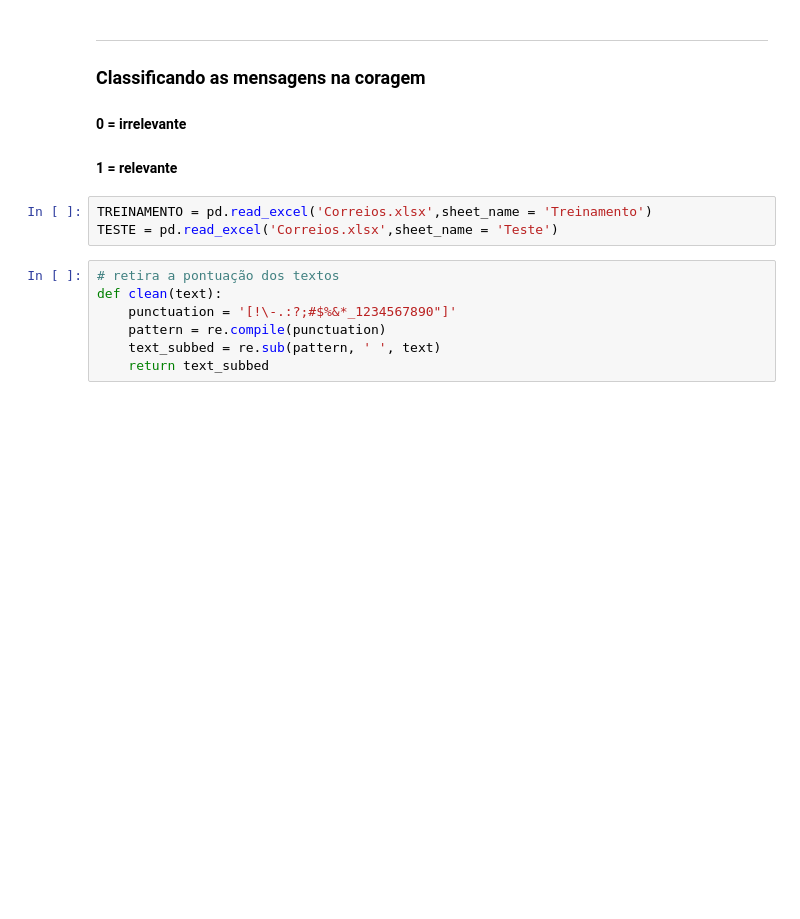
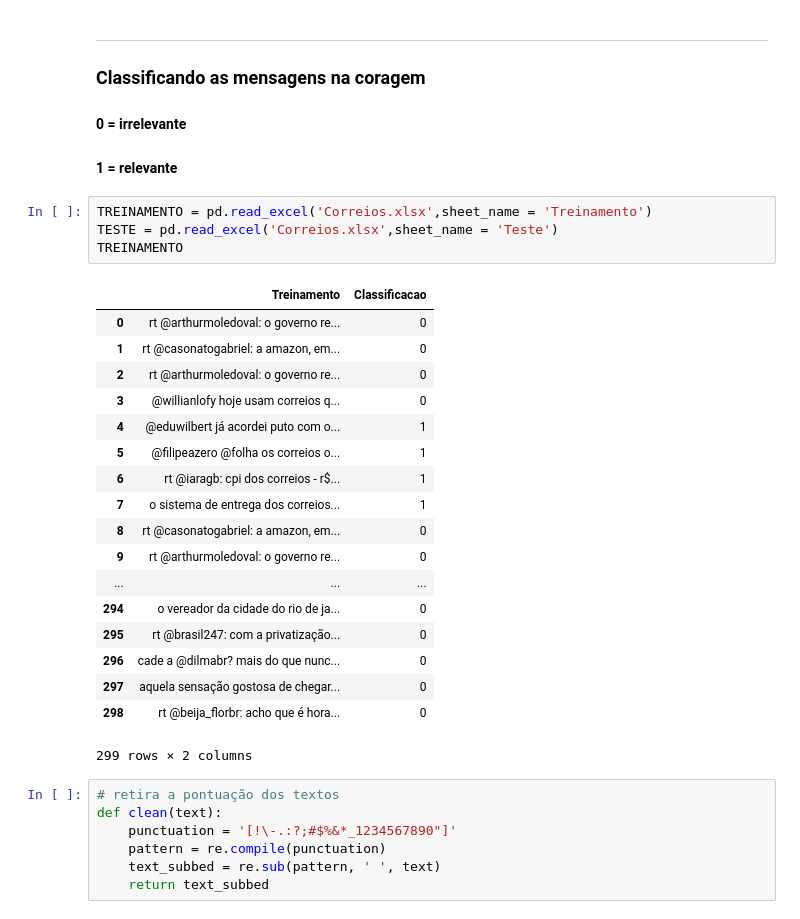
Before and after one commit to Diogonac/Classificador-de-sentimentos-para-Twitter, a Jupyter notebook: Note-1.ipynb, the cells around one changed output. Drawn from its saved outputs; the diff is of its cells as text; blank space fills up the shorter version.

```diff
--- a/Note-1.ipynb
+++ b/Note-1.ipynb
@@ -101,6 +101,26 @@ ___
 # %%
 TREINAMENTO = pd.read_excel('Correios.xlsx',sheet_name = 'Treinamento')
 TESTE = pd.read_excel('Correios.xlsx',sheet_name = 'Teste')
+TREINAMENTO
+# %% [output]
+|  | Treinamento | Classificacao |
+| 0 | rt @arthurmoledoval: o governo re... | 0 |
+| 1 | rt @casonatogabriel: a amazon, em... | 0 |
+| 2 | rt @arthurmoledoval: o governo re... | 0 |
+| 3 | @willianlofy hoje usam correios q... | 0 |
+| 4 | @eduwilbert já acordei puto com o... | 1 |
+| 5 | @filipeazero @folha os correios o... | 1 |
+| 6 | rt @iaragb: cpi dos correios - r$... | 1 |
+| 7 | o sistema de entrega dos correios... | 1 |
+| 8 | rt @casonatogabriel: a amazon, em... | 0 |
+| 9 | rt @arthurmoledoval: o governo re... | 0 |
+| ... | ... | ... |
+| 294 | o vereador da cidade do rio de ja... | 0 |
+| 295 | rt @brasil247: com a privatização... | 0 |
+| 296 | cade a @dilmabr? mais do que nunc... | 0 |
+| 297 | aquela sensação gostosa de chegar... | 0 |
+| 298 | rt @beija_florbr: acho que é hora... | 0 |
+299 rows × 2 columns
 # %%
 # retira a pontuação dos textos
 def clean(text):
```
Also changed, not shown: parts of 2 cells of this notebook.
